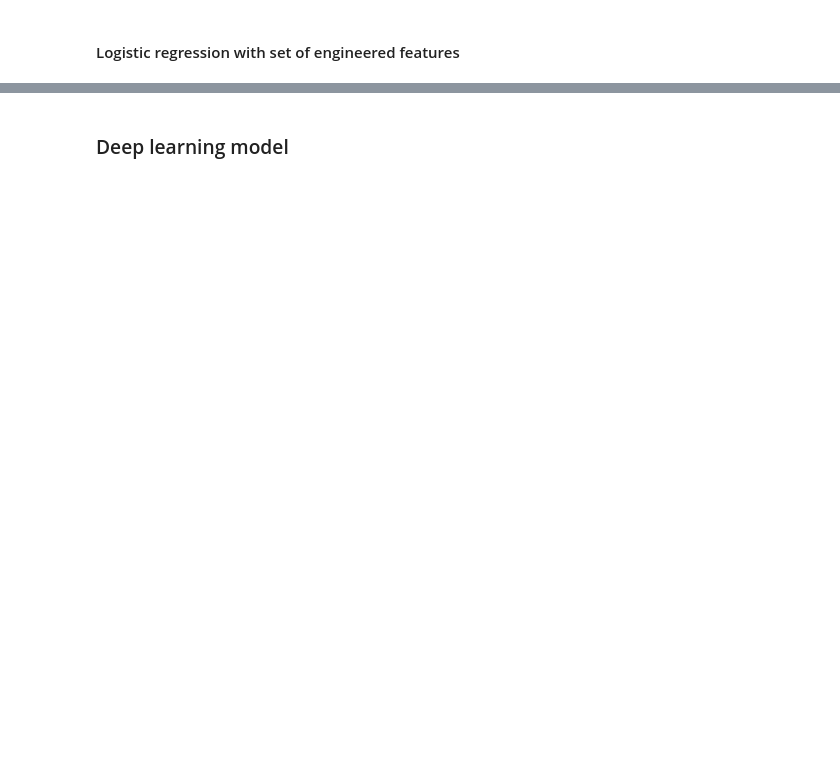
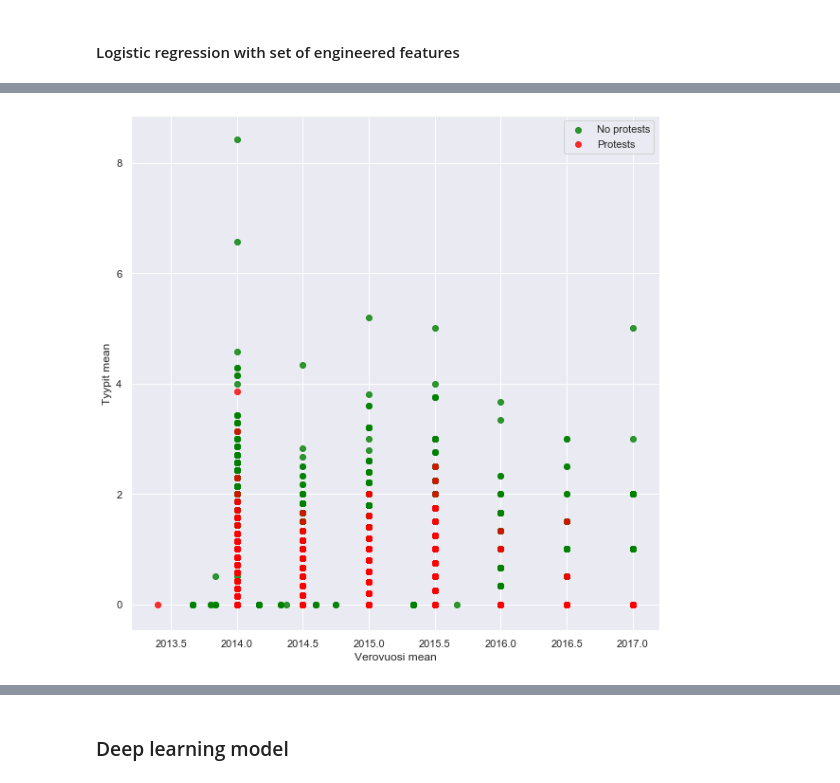
Before and after one commit to loerssoni/credit_risk_finland, a Jupyter notebook: Verodata analyysi.ipynb, the cells around one changed output, grey strips where cells are left out. Saved outputs shown, nothing was run; the diff lists cells and outputs as text; code cells hidden in the pictures; blank space fills up the shorter version.

```diff
--- a/Verodata analyysi.ipynb
+++ b/Verodata analyysi.ipynb
@@ -112,0 +96,13 @@ sns.barplot(x='coef', y=coef.index, data=coef.sort_values('coef', ascending=Fals
+# %%
+def plot_cols(col1, col2):
+    f, ax = plt.subplots(figsize=(10, 10))
+    sns.regplot(x=col1, y=col2, data=X_test[y_test == 0],
+                fit_reg=False, ax=ax, color='green')
+    sns.regplot(x=col1, y=col2, data=X_test[y_test == 1],
+                fit_reg=False, ax=ax, color='red')
+    ax.legend(labels=['No protests', 'Protests'])
+    return None
+# %%
+plot_cols('Verovuosi mean', 'Tyypit mean')
+# %% [output]
+[figure, added]
```
Also changed, not shown: parts of 22 cells of this notebook, 3 other files.
